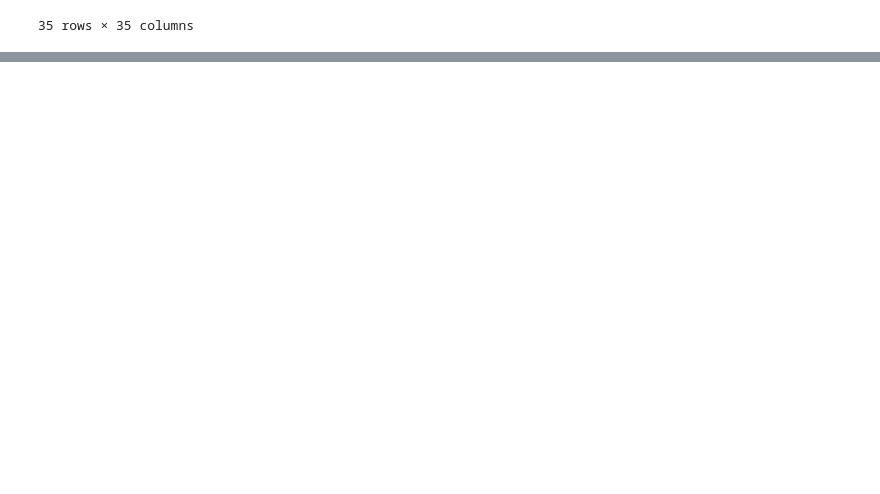
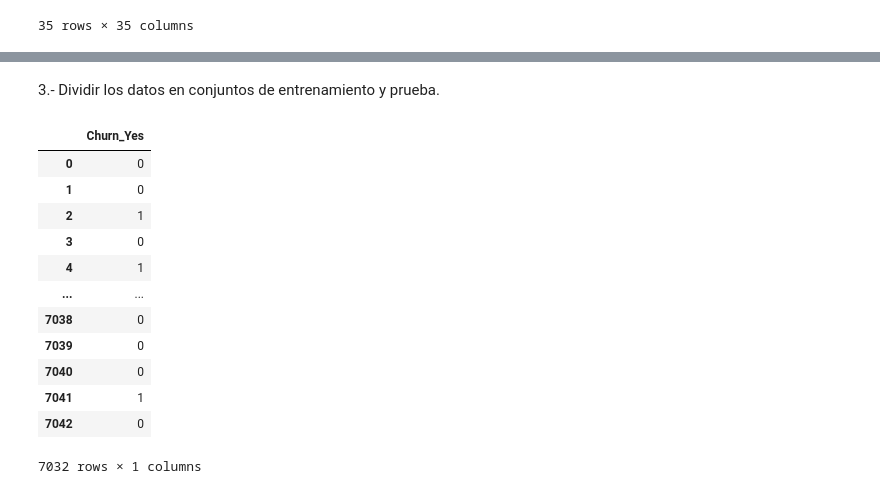
Before and after one commit to pro33cl/machinelearning_clasificacionsupervisada, a Jupyter notebook: notebooks/clasif_sup.ipynb, the cells around one changed output, grey strips where cells are left out. Drawn from its saved outputs; the diff is of its cells as text; code cells hidden in the pictures; blank space fills up the shorter version.

```diff
--- a/notebooks/clasif_sup.ipynb
+++ b/notebooks/clasif_sup.ipynb
@@ -268,0 +337,19 @@ df_processed.to_excel('../data/processed/Telco-Customer-Churn_processed.xlsx', s
+# %% [markdown]
+3.- Dividir los datos en conjuntos de entrenamiento y prueba.
+# %%
+y = df_processed_scaled[["Churn_Yes"]]
+y
+# %% [output]
+|  | Churn_Yes |
+| 0 | 0 |
+| 1 | 0 |
+| 2 | 1 |
+| 3 | 0 |
+| 4 | 1 |
+| ... | ... |
+| 7038 | 0 |
+| 7039 | 0 |
+| 7040 | 0 |
+| 7041 | 1 |
+| 7042 | 0 |
+7032 rows × 1 columns
```
Also changed, not shown: parts of 8 cells of this notebook, 3 other files.
